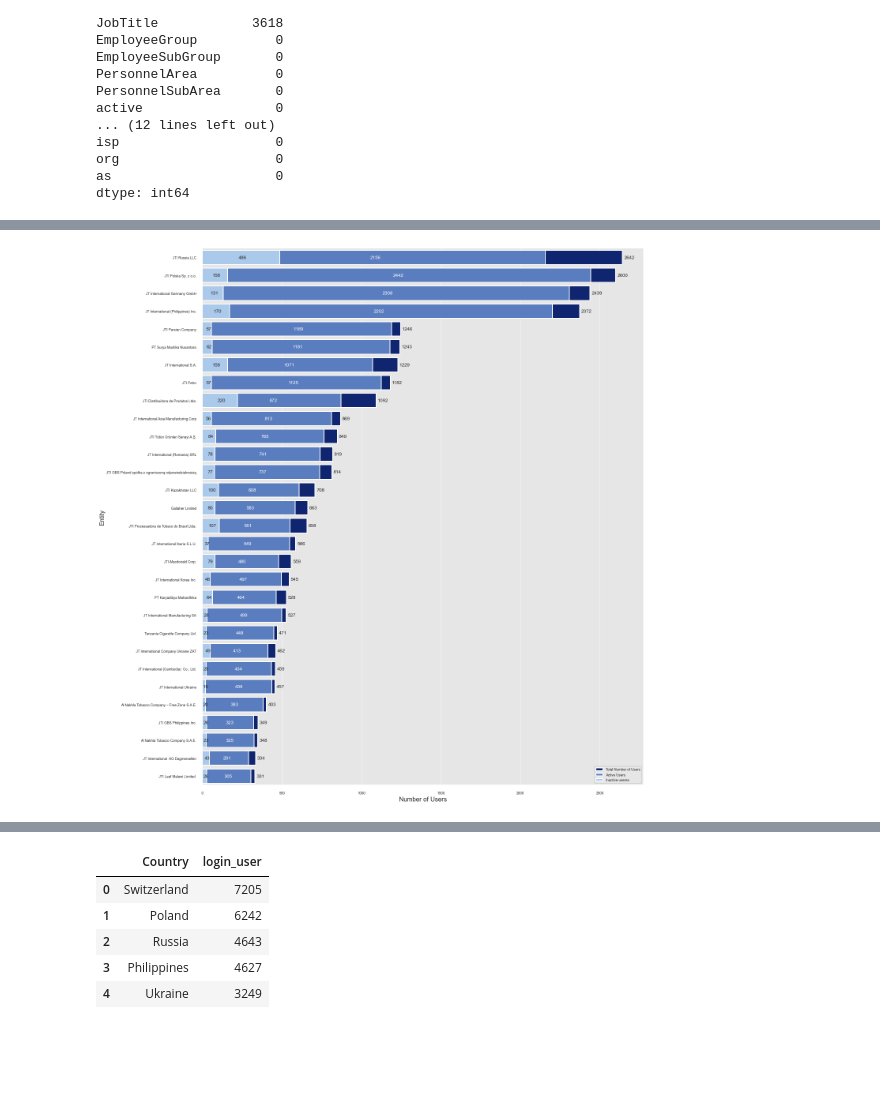
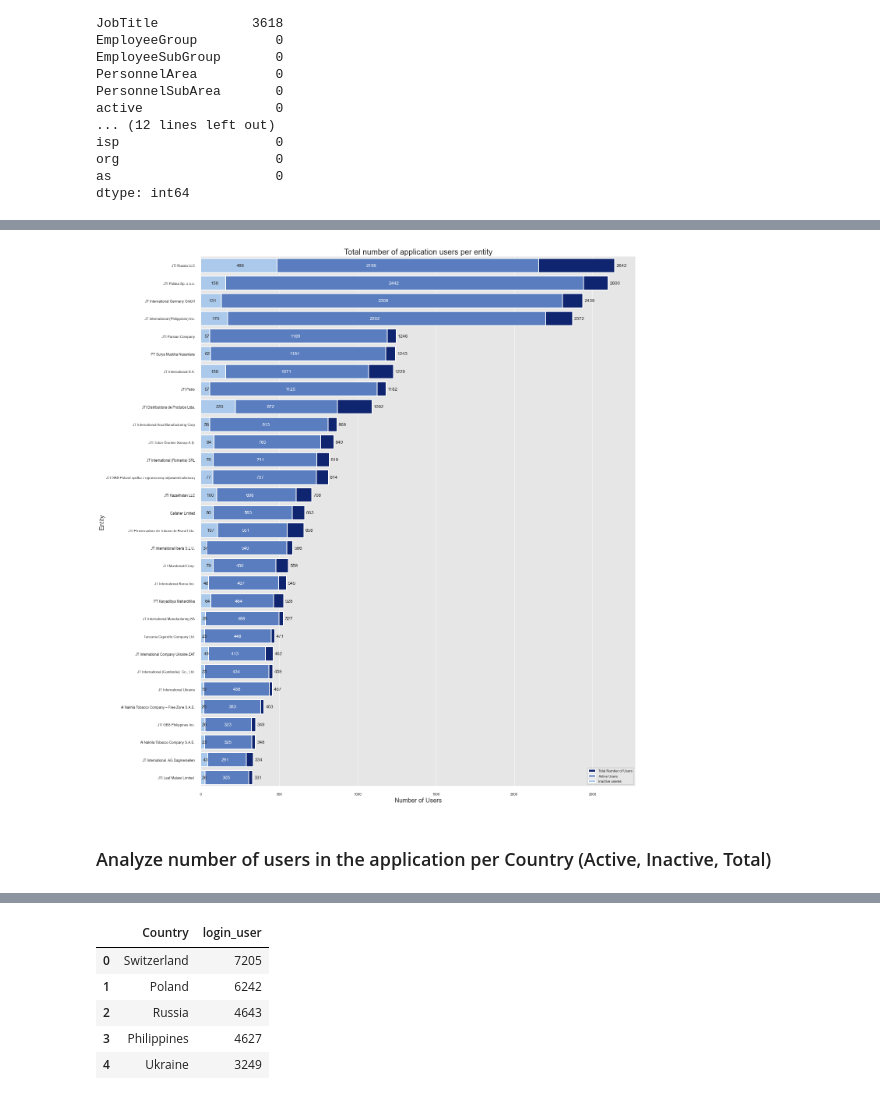
Before and after one commit to RafZel/NYCDSA_Project_1, a Jupyter notebook: project_1.ipynb, the cells around one changed output, grey strips where cells are left out. Saved outputs shown, nothing was run; the diff lists cells and outputs as text; code cells hidden in the pictures; blank space fills up the shorter version.

```diff
--- a/project_1.ipynb
+++ b/project_1.ipynb
@@ -1033,29 +805,32 @@ df_company_users_1.rename(columns={'Yes': 'Active Users', 'No':'Inactive Users',
 # %%
+# Users per entity
 df_company_users_1.head(25)
 fig, ax = plt.subplots(figsize=(20,25))
 sns.set_style('darkgrid', {'axes.facecolor':'.9'})
 sns.set_context("poster", font_scale = .4, rc={"grid.linewidth": 0.9})
 
 s1 = sns.set_color_codes('dark')
 s1 = sns.barplot(x = 'Total Number of Users', y = 'Entity Name', data=df_company_users_1.head(30), label='Total Number of Users', color='b')
 
 s2 = sns.set_color_codes('muted')
 s2 = sns.barplot(x = 'Active Users', y = 'Entity Name', data=df_company_users_1.head(30), label='Active Users', color='b')
 
 s3 = sns.set_color_codes('pastel')
 s3 = sns.barplot(x = 'Inactive Users', y = 'Entity Name', data=df_company_users_1.head(30), label='Inactive useres', color='b')
 
 ax.bar_label(ax.containers[0], fmt='%.0f', padding=4, fontsize=12)
 ax.bar_label(ax.containers[1], fmt='%.0f', label_type='center', padding=4, fontsize=12, color='w')
 ax.bar_label(ax.containers[2], fmt='%.0f', label_type='center', padding=4, fontsize=12)
 
-
+ax.set_title('Total number of application users per entity', fontsize=20)
 ax.set_ylabel('Entity', fontsize=16)
 ax.set_xlabel('Number of Users', fontsize=16)
 ax.legend(ncol=1, loc="best", frameon=True)
 sns.despine(left=True)
 # %% [output]
-[figure, old version]
+[figure, new version]
+# %% [markdown]
+### Analyze number of users in the application per Country (Active, Inactive, Total)
 # %%
 df_company_users_country = df_company_users_1.groupby(['Country'])[['Active Users', 'Inactive Users', 'Total Number of Users']].sum().sort_values('Total Number of Users', ascending=False)
 df_company_users_country = df_company_users_country.reset_index()
```
Also changed, not shown: parts of 103 cells of this notebook.
